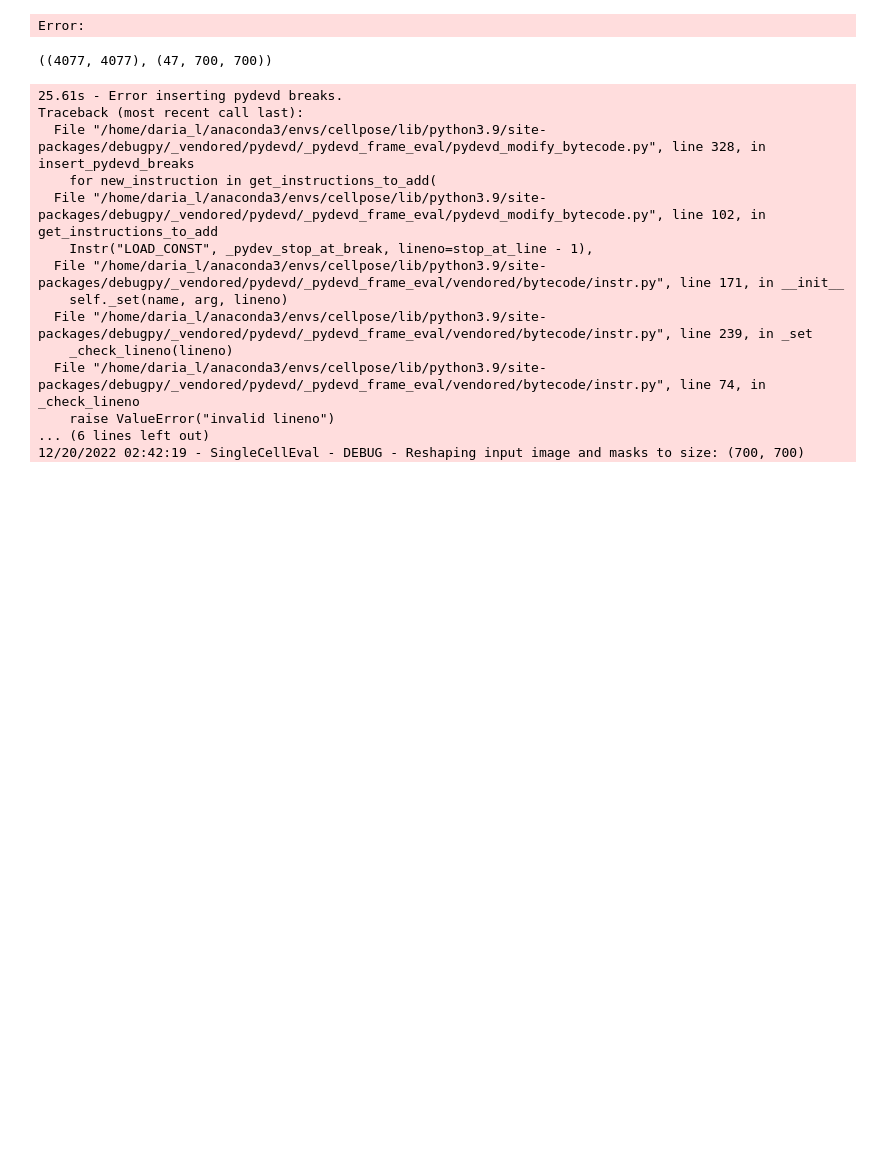
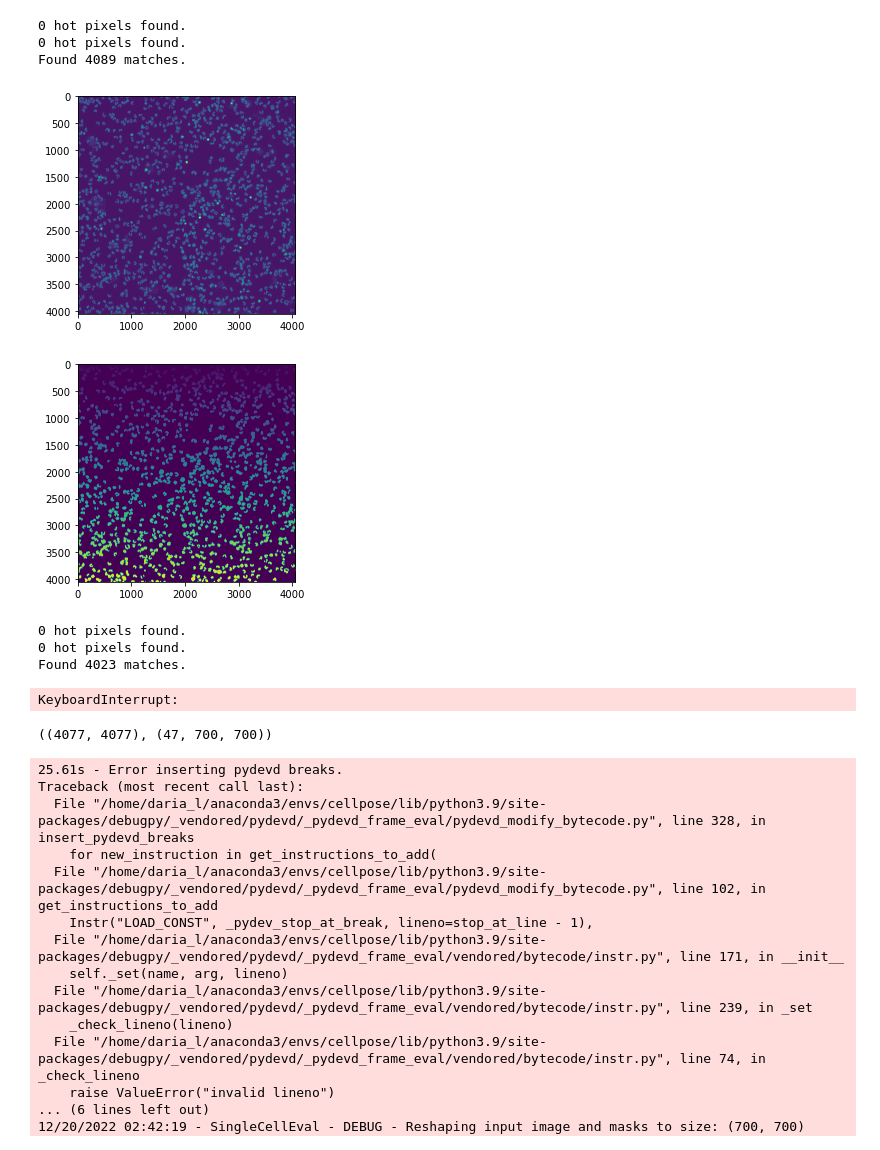
Before and after one commit to TaschnerMandlGroup/MapMetSC, a Jupyter notebook: code/python/Segmentation/Cellpose_Retrained/test_SingleCellEval.ipynb, the cells around one changed output. Drawn from its saved outputs; the diff is of its cells as text; code cells hidden in the pictures; blank space fills up the shorter version.

Commit message:
image processing

```diff
--- a/code/python/Segmentation/Cellpose_Retrained/test_SingleCellEval.ipynb
+++ b/code/python/Segmentation/Cellpose_Retrained/test_SingleCellEval.ipynb
@@ -15,7 +15,7 @@ from Segmentation.Cellpose_Retrained.morphology_functions import DEEPCELL_MEASUR
 from Segmentation.Cellpose_Retrained.intensity_functions import mean_intensity, mean_80_intensity
 # %%
 from cellpose import models
-model_path = '/data_isilon_main/isilon_images/10_MetaSystems/MetaSystemsData/Multimodal_Imaging_Daria/_Data_Analysis/_tmp_simon/diameter_evaluation/ausschnitte/models/CP_Added'
+model_path = '/data_isilon_main/isilon_images/10_MetaSystems/MetaSystemsData/Multimodal_Imaging_Daria/_Data_Analysis/_tmp_simon/diameter_evaluation/ausschnitte/models/CP_clusters_final'
 #model_path = "CPx"
 m = models.CellposeModel(model_type = model_path, gpu=True)
 
@@ -32,47 +32,59 @@ def read_channel_names(path):
 base_path = "/data_isilon_main/isilon_images/10_MetaSystems/MetaSystemsData/Multimodal_Imaging_Daria"
 
 BM_path = os.path.join(base_path, "BM")
-out_path = os.path.join(base_path, "_Data_Analysis/_tmp_daria/Image_analysis/20221220_Cellpose_IFbased")
+out_path = os.path.join(base_path, "_Data_Analysis/_tmp_daria/Image_analysis/20230105_IMC-Denoise/sc_data")
 samples = os.listdir(BM_path)
 
 for s in samples:
 
-    lowres_path = os.path.join(BM_path, s, "IF_IMC_lowres")
+    lowres_path = os.path.join(BM_path, s, "IF_IMC_processed")
     highres_path = os.path.join(BM_path, s, "IF_cut_highres")
 
     lowres_image_files = os.listdir(lowres_path)
 
     for f in lowres_image_files:
 
-        #shutil.copyfile(os.path.join(lowres_path, f), os.path.join(out_path, "img", f))
+        shutil.copyfile(os.path.join(lowres_path, f), os.path.join(out_path, "img", f))
         IMC = tifffile.imread(os.path.join(lowres_path, f))
         I = tifffile.imread(os.path.join(highres_path, f.split("IMC")[0]+"cut.tiff"))
 
         channel_names = read_channel_names(os.path.join(lowres_path, f))
         channel_names = pd.DataFrame({'names':channel_names})
 
-        marker_codes = pd.read_csv(os.path.join(out_path, 'marker_codes.csv'), sep=";")
-        channel_names = channel_names.replace(list(marker_codes["old_names"]), list(marker_codes["new_names"]))
-        channel_names = list(channel_names['names'])
+        # marker_codes = pd.read_csv(os.path.join(out_path, 'marker_codes.csv'), sep=";")
+        # channel_names = channel_names.replace(list(marker_codes["old_names"]), list(marker_codes["new_names"]))
+        # channel_names = list(channel_names['names'])
 
         I, masks, m_features, i_features = main_function(I,
                                    intensity_image=IMC,
                                    cellpose_net=m,
                                    eval_kwargs={"diameter": 55},
                                    refine=True, t=0.12,
                                    out_sz=None,
                                    extract_intensity_features=True,
-                                   intensity_function=mean_80_intensity,
+                                   intensity_function=mean_intensity,
                                    channel_names=channel_names,
                                    extract_morph_features=True,
                                    additional_morphology_functions=DEEPCELL_MEASURES,
                                    debug_msg=False)
 
+
+        tifffile.imwrite(os.path.join(highres_path, f.split("IMC")[0]+"cut_2px.tiff"), I)
+        tifffile.imwrite(os.path.join(out_path, "masks_vis", f), masks)
+        tifffile.imwrite(os.path.join(out_path, "img_vis", f), IMC[-3])
         tifffile.imwrite(os.path.join(out_path, "masks", f), np.expand_dims(masks, axis=(0, 1, 2, 5)))
         m_features.to_csv(os.path.join(out_path, "regionprops", f.split(".")[0] + ".csv"))
         i_features.to_csv(os.path.join(out_path, "intensities", f.split(".")[0] + ".csv"))
 # %% [output]
-Error:
+0 hot pixels found.
+0 hot pixels found.
+Found 4089 matches.
+[figure, added]
+[figure, added]
+0 hot pixels found.
+0 hot pixels found.
+Found 4023 matches.
+KeyboardInterrupt:
 # %%
 I = tifffile.imread("/data_isilon_main/isilon_images/10_MetaSystems/MetaSystemsData/Multimodal_Imaging_Daria/BM/20211214_18-2600_BM/IF_cut_highres/20211214_18-2600_BM_ROI_003_IF_cut.tiff")
 #I = I[:int(0.1*I.shape[0]), :int(0.1*I.shape[1])]
```
Also changed, not shown: 3 other files.
